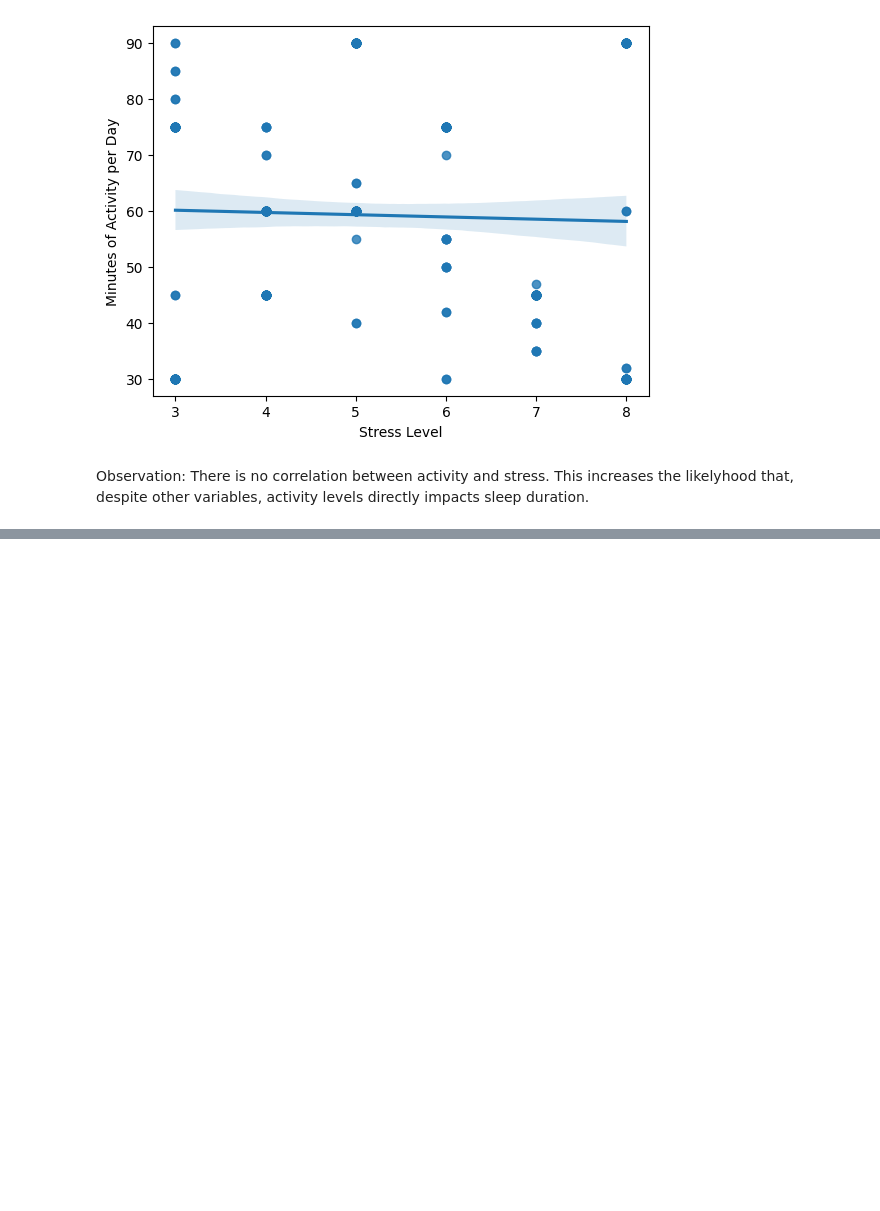
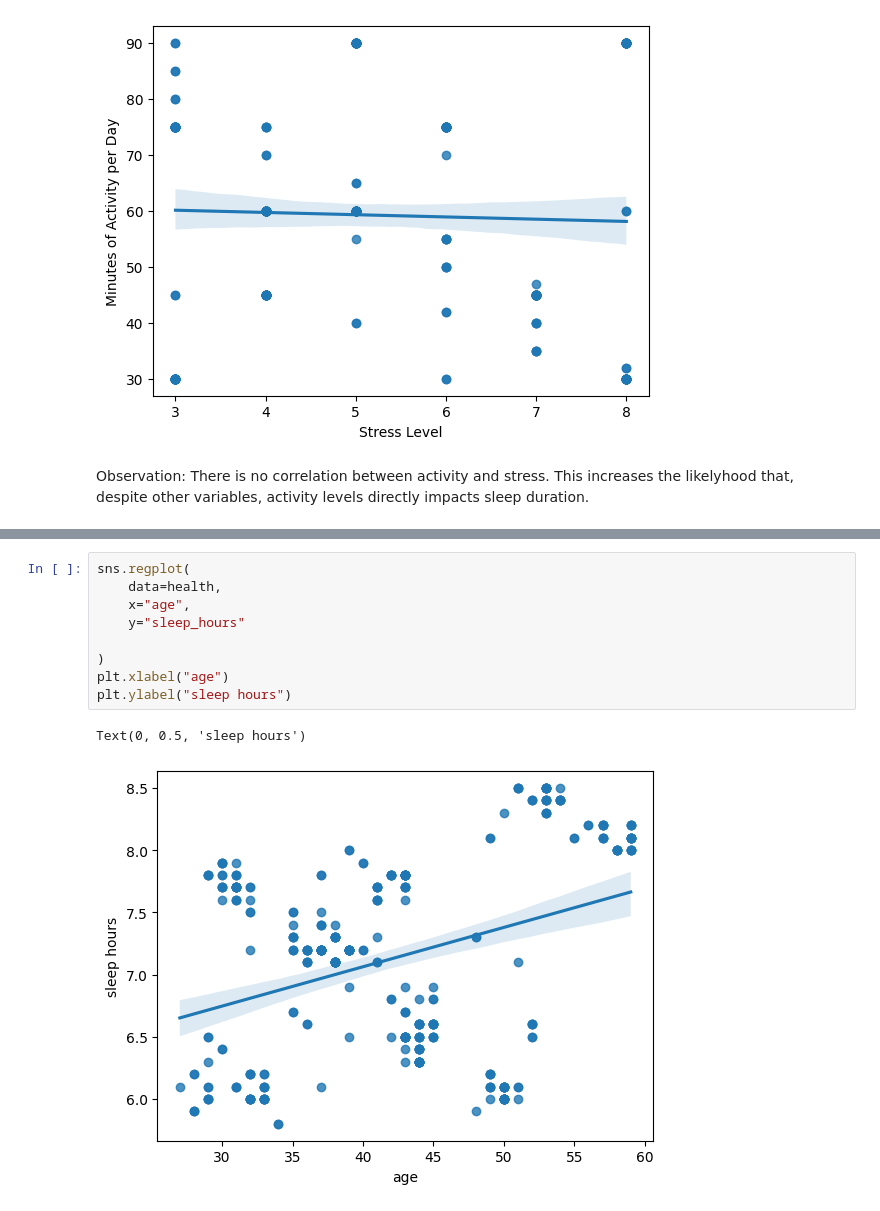
Before and after one commit to chandlershortlidge/sleep-heath-analysis, a Jupyter notebook: main.ipynb, the cells around one changed output, grey strips where cells are left out. Cells and saved outputs as stored; diff of their text form; blank space fills up the shorter version.

```diff
--- a/main.ipynb
+++ b/main.ipynb
@@ -138,0 +196,12 @@ Observation: There is no correlation between activity and stress. This increases
+# %%
+sns.regplot(
+    data=health,
+    x="age",
+    y="sleep_hours"
+
+)
+plt.xlabel("age")
+plt.ylabel("sleep hours")
+# %% [output]
+Text(0, 0.5, 'sleep hours')
+[figure, added]
```
Also changed, not shown: parts of 6 cells of this notebook.
